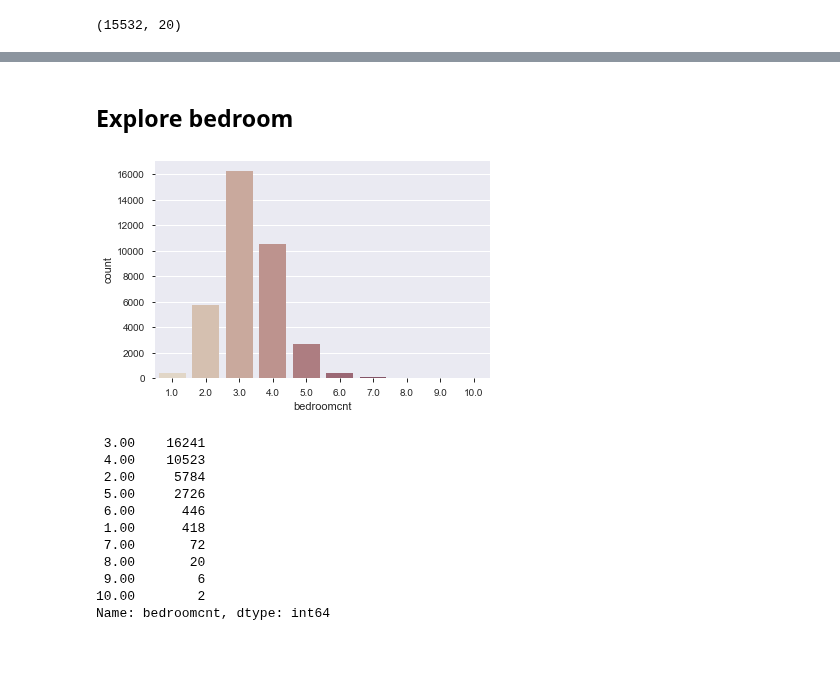
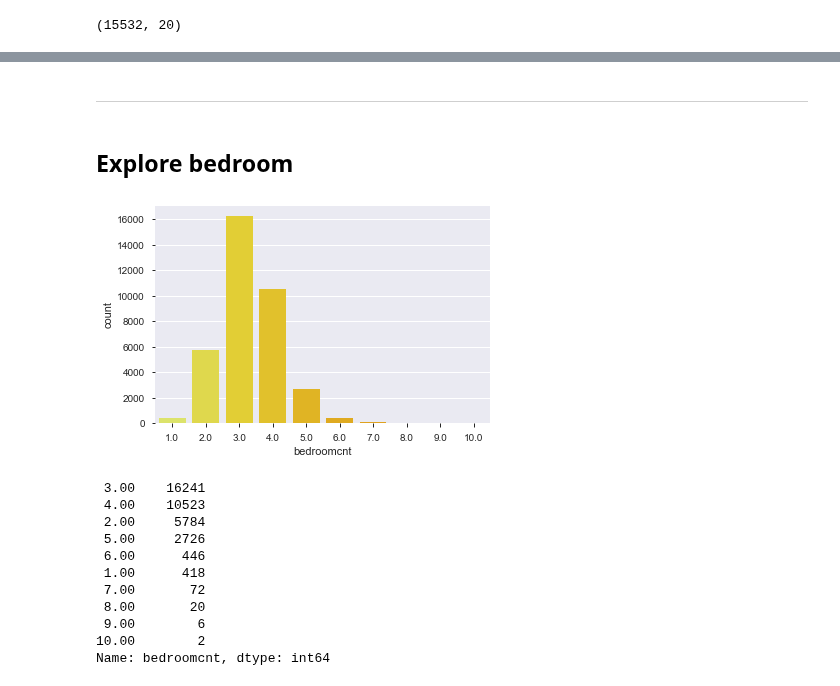
Before and after one commit to FJ-Zillow-Org/Zillow, a Jupyter notebook: deliverable.ipynb, the cells around one changed output, grey strips where cells are left out. Saved outputs shown, nothing was run; the diff lists cells and outputs as text; code cells hidden in the pictures; blank space fills up the shorter version.

```diff
--- a/deliverable.ipynb
+++ b/deliverable.ipynb
@@ -280,10 +266,12 @@ memory usage: 5.8+ MB
+# %% [markdown]
+---
 # %% [markdown]
 ## Explore bedroom
 # %%
-sns.countplot(x='bedroomcnt', palette="ch:.25", data=train)
+sns.countplot(x='bedroomcnt', palette="Wistia", data=train)
 plt.show()
 # %% [output]
-[figure, old version]
+[figure, new version]
 # %%
 train.bedroomcnt.value_counts()
 # %% [output]
```
Also changed, not shown: parts of 61 cells of this notebook.
